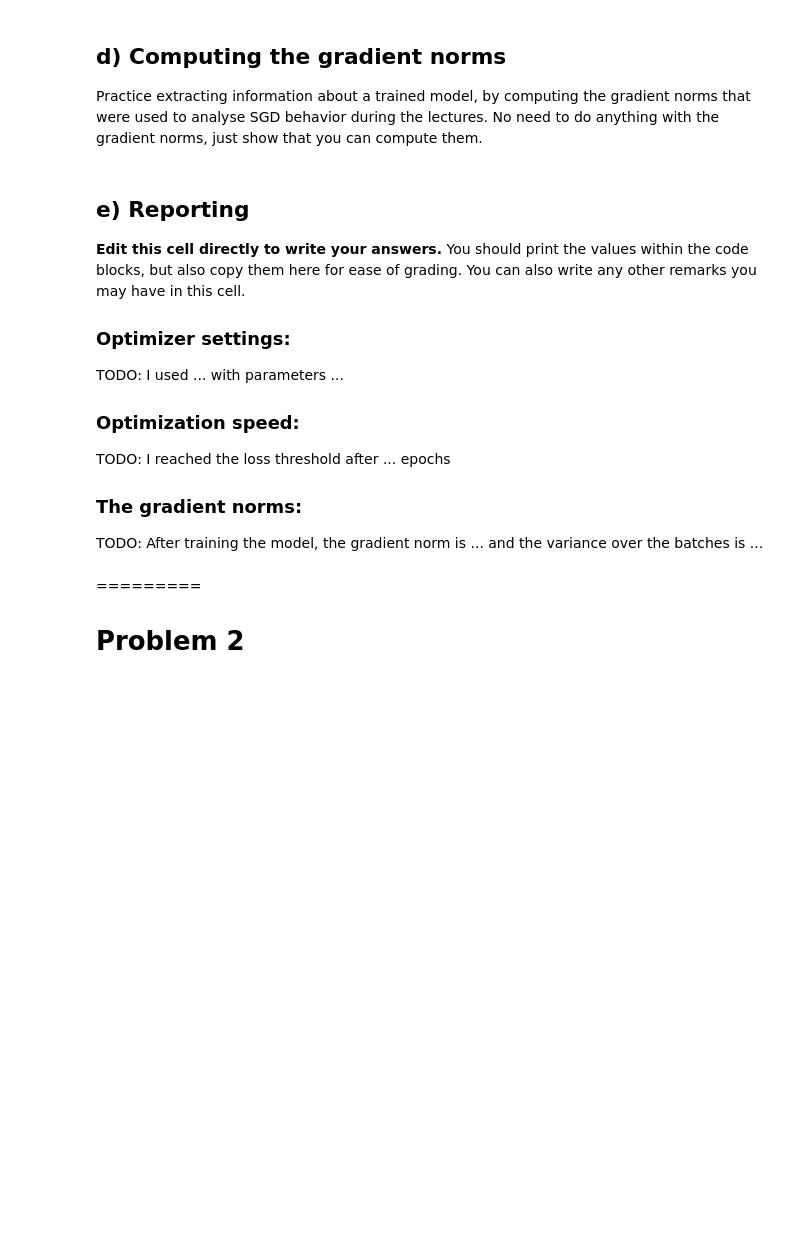
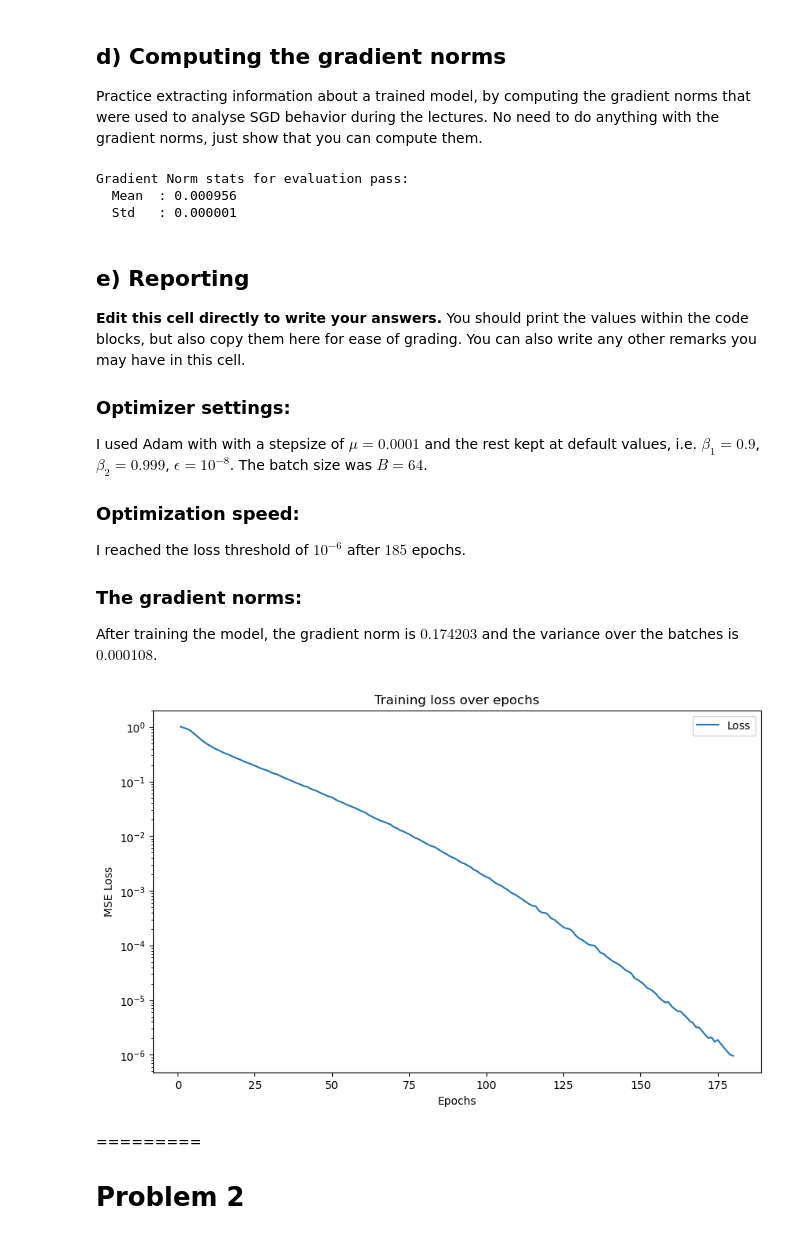
Before and after one commit to macpalor/NNDL-2025, a Jupyter notebook: ex2/exercise_2_template.ipynb, the cells around one changed output. Saved outputs shown, nothing was run; the diff lists cells and outputs as text; code cells hidden in the pictures; blank space fills up the shorter version.

```diff
--- a/ex2/exercise_2_template.ipynb
+++ b/ex2/exercise_2_template.ipynb
@@ -45,24 +45,38 @@ class RegressionModel(nn.Module):
 You can use any optimizer you want, but remember to set all the hyperparameters it requires, including the batch size and number of iterations etc that are defined outside the optimizer function.
 # %%
 # Helper for retrieving minibatches of desired size
-batch_size = # You choose this!
+device = "cuda" if torch.cuda.is_available() else "cpu"
+
+batch_size = 64
+print(f"Batch size is {batch_size}")
+
 dataloader = DataLoader(dataset, batch_size=batch_size, shuffle=True)
 
 
-model = RegressionModel(100, 2)
+model = RegressionModel(100, 2).to(device)
 criterion = nn.MSELoss()
-lr = # TODO
-optimizer = # TODO
+lr = 0.0001
+optimizer = torch.optim.Adam(model.parameters(), lr=lr)
+print(f"Optimizer is {optimizer}\n")
 
-num_epochs = # TODO
+num_epochs = 200
 printing_interval = num_epochs // 10 # Avoid printing hundreds or thousands of losses, to keep the notebook cleaner
 losses_ = []
 
 model.train()
-# TODO: Define loop over epochs
+for epoch in range(num_epochs):
     running_loss = 0.0
 
-    # TODO: Define loop over batches
+    for x_batch, y_batch in dataloader:
+        # send only the current batch to GPU (if available)
+        x_batch = x_batch.to(device)
+        y_batch = y_batch.to(device)
+
+        optimizer.zero_grad()
+        y_pred = model(x_batch)
+        loss = criterion(y_batch, y_pred)
+        loss.backward()
+        optimizer.step()
 
         # 1) TODO: Zero the gradients
         # 2) TODO: Forward pass
@@ -75,5 +89,10 @@ model.train()
     avg_loss = running_loss / len(dataloader)
     losses_.append(avg_loss)
 
-    if(epoch % printing_interval == 1):
+    if (epoch % printing_interval == 1):
         print(f"Epoch [{epoch+1}/{num_epochs}] - MSE Loss: {avg_loss:.6f}")
+
+    if avg_loss < 1e-6:
+        #print(f"Loss threshold of < 1e-6 reached after epoch {epoch}")
+        break
+print(f"Final MSE Loss {losses_[-1]} after {len(losses_)} epochs")
@@ -87,40 +124,64 @@ model.eval()
 
 grad_norms = []  # to store gradient norms for each batch
 
+for x_batch, y_batch in dataloader:
+    x_batch = x_batch.to(device)
+    y_batch = y_batch.to(device)
+    #optimizer.zero_grad()
+    y_pred = model(x_batch)
+
+    loss = criterion(y_batch, y_pred)
+    loss.backward()
+
+    batch_norm = 0
+    for p in model.parameters():
+        p_norm = torch.linalg.norm(p.grad)
+        batch_norm += p_norm.item()**2
 # TODO: Define loop over batches
     # Compute squared L2 norm across all model parameter gradients
     # Hints:
     # - You again need to first evaluate the gradient of the loss wrt to the model parameters
     # - You can extract a list of all model parameters with model.parameters()
     # - For each parameter p in model.parameters(), you can access the gradient with p.grad
-    grad_norms.append(norm_for_this_batch)
+    grad_norms.append(batch_norm)
 
 # Convert to numpy array for statistics
 grad_norms = np.array(grad_norms)
-mean_gn = # TODO
-var_gn  = # TODO
+mean_gn = grad_norms.mean()
+var_gn  = grad_norms.var()
 
 print("Gradient Norm stats for evaluation pass:")
 print(f"  Mean  : {mean_gn:.6f}")
 print(f"  Std   : {var_gn:.6f}")
+# %% [output]
+Gradient Norm stats for evaluation pass:
+  Mean  : 0.000956
+  Std   : 0.000001
 # %% [markdown]
 ## e) Reporting
 
 **Edit this cell directly to write your answers.** You should print the values within the code blocks, but also copy them here for ease of grading. You can also write any other remarks you may have in this cell.
 
 ### Optimizer settings:
-
-TODO: I used ... with parameters ...
+I used Adam with with a stepsize of $\mu = 0.0001$ and the rest kept at default values, i.e. $\beta_1 = 0.9$, $\beta_2=0.999$, $\epsilon = 10^{-8}$. The batch size was $B = 64$.
 
 ### Optimization speed:
 
-TODO: I reached the loss threshold after ... epochs
+I reached the loss threshold of $10^{-6}$ after $185$ epochs.
 
 ### The gradient norms:
 
-TODO: After training the model, the gradient norm is ... and the variance over the batches is ...
+After training the model, the gradient norm is $0.174203$ and the variance over the batches is $0.000108$.
 # %%
-# Plot the loss as function of epochs, using log-scale for the y-axis
+plt.figure(figsize=(10,6))
+plt.semilogy(range(1, len(losses_) + 1), losses_, label="Loss")
+plt.legend()
+plt.xlabel("Epochs")
+plt.ylabel("MSE Loss")
+plt.title("Training loss over epochs")
+plt.show()
+# %% [output]
+[figure, added]
 # %% [markdown]
 =========
 
```
Also changed, not shown: parts of 1 cell of this notebook.
